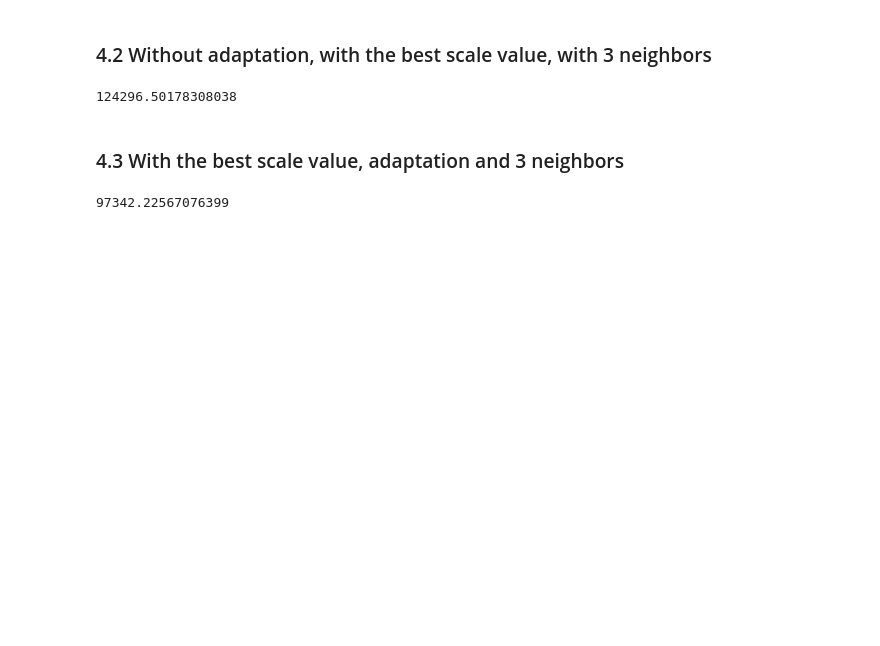
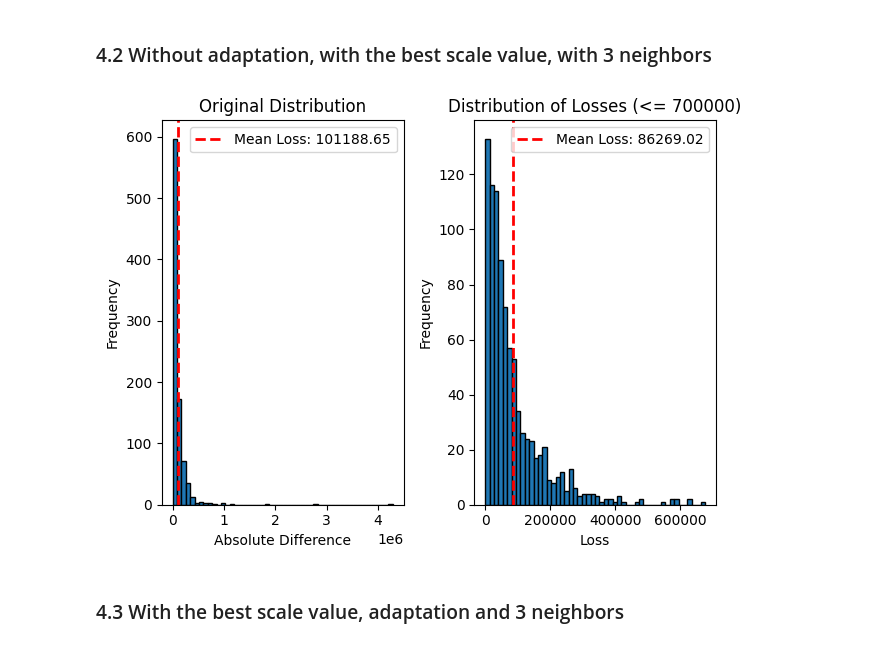
Before and after one commit to VietAnhNguyen20/M2_DyncKnow_TP4, a Jupyter notebook: notebook.ipynb, the cells around one changed output. Drawn from its saved outputs; the diff is of its cells as text; code cells hidden in the pictures; blank space fills up the shorter version.

Commit message:
Add distribution

```diff
--- a/notebook.ipynb
+++ b/notebook.ipynb
@@ -386,30 +379,41 @@ Couldn't find program: 'false'
 # %%
 #to avoid running scale value research again, we set it to the best found out value
-try: min_scale
-except NameError: min_scale = 573
+try:
+    min_scale
+except NameError:
+    min_scale = 573
 # %% [markdown]
 ### 4.2 Without adaptation, with the best scale value, with 3 neighbors
-# %%
-scale = min_scale
-loss = []
-for index, sample in tqdm(evaluation.iterrows()):
-    nearest_neighbor, _ = find_k_neighbors(sample,communities_dict, k = 3)
-    actual_price = sample["price"]
-    loss.append(abs(actual_price - nearest_neighbor["price"]))
-print(np.mean(loss))
-# %% [output]
-124296.50178308038
+# %%
+scale = min_scale
+loss = []
+for index, sample in tqdm(evaluation.iterrows()):
+    nearest_neighbor, _ = find_k_neighbors(sample,communities_dict, k = 3)
+    actual_price = sample["price"]
+    predicted_price = np.mean(nearest_neighbor["price"])
+    loss.append(abs(actual_price - predicted_price))
+
+mean_loss = np.mean(loss)
+plt.subplot(1, 2, 1)
+plt.hist(loss, bins=50, edgecolor='black')
+plt.axvline(mean_loss, color='red', linestyle='dashed', linewidth=2, label=f'Mean Loss: {mean_loss:.2f}')
+plt.title('Original Distribution')
+plt.xlabel('Absolute Difference')
+plt.ylabel('Frequency')
+plt.legend()
+
+filtered_losses = [l for l in loss if l <= 700000]
+mean_loss = np.mean(filtered_losses)
+plt.subplot(1, 2, 2)
+plt.hist(filtered_losses, bins=50, edgecolor='black')
+plt.axvline(mean_loss, color='red', linestyle='dashed', linewidth=2, label=f'Mean Loss: {mean_loss:.2f}')
+plt.title('Distribution of Losses (<= 700000)')
+plt.xlabel('Loss')
+plt.ylabel('Frequency')
+plt.legend()
+plt.tight_layout()
+plt.show()
+# %% [output]
+[figure, added]
 # %% [markdown]
 ### 4.3 With the best scale value, adaptation and 3 neighbors
-# %%
-scale = min_scale
-loss = []
-for index, sample in tqdm(evaluation.iterrows()):
-    nearest_neighbor, _ = find_k_neighbors(sample,communities_dict, k = 3)
-
-    predicted_price = adapt_price_from_dissimilarities(sample, nearest_neighbor, weight_dict, scale = scale)
-    actual_price = sample["price"]
-    loss.append(abs(actual_price - predicted_price))
-print(np.mean(loss))
-# %% [output]
-97342.22567076399
```
Also changed, not shown: parts of 3 cells of this notebook.
